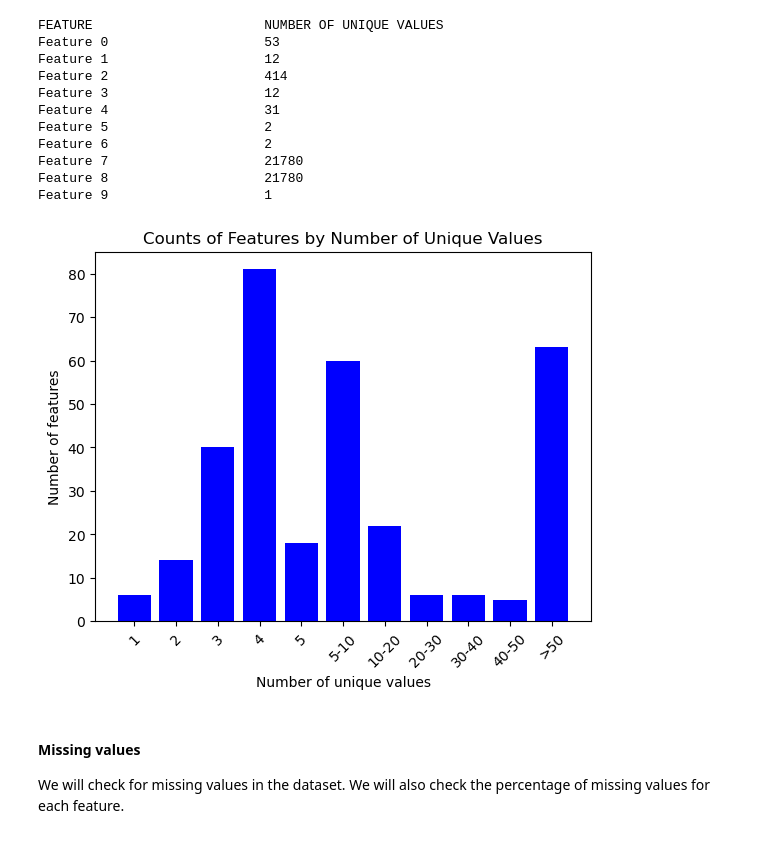
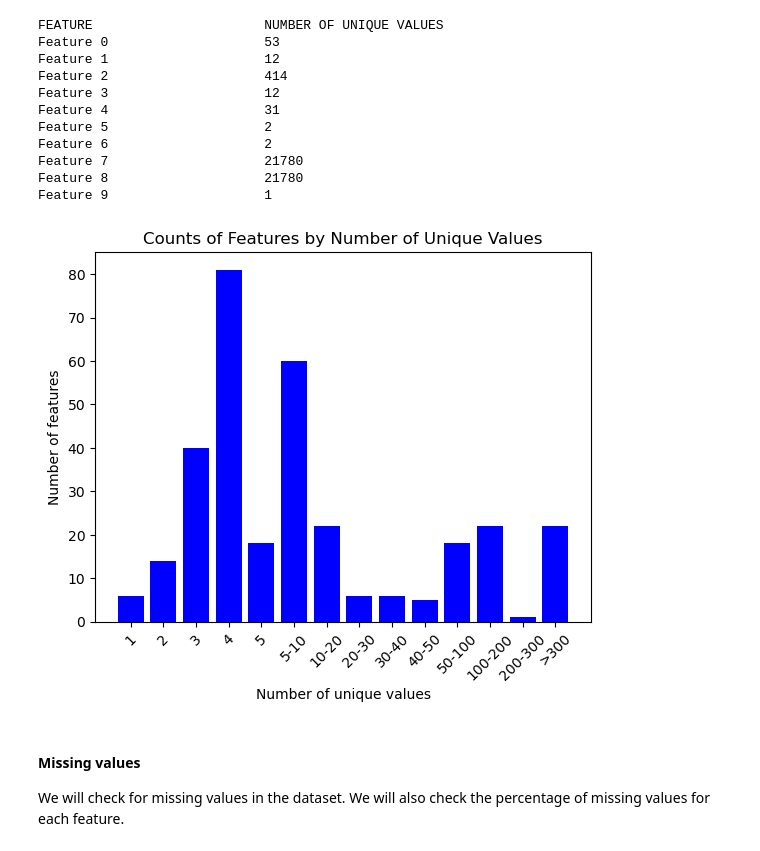
Before and after one commit to ilievanadezhda/CS-433-MICHD, a Jupyter notebook: notebooks/EDA.ipynb, the cells around one changed output. Cells and saved outputs as stored; diff of their text form; code cells hidden in the pictures.

```diff
--- a/notebooks/EDA.ipynb
+++ b/notebooks/EDA.ipynb
@@ -63,37 +63,40 @@ intervals = [
     1,
     2,
     3,
     4,
     5,
     [5, 10],
     [10, 20],
     [20, 30],
     [30, 40],
     [40, 50],
-    [50, np.max(data)],
+    [50, 100],
+    [100, 200],
+    [200, 300],
+    [300, np.max(data)],
 ]
 # initialize a dictionary to store the counts
 counts = {}
 # count elements in the intervals
 for i, interval in enumerate(intervals):
     if isinstance(interval, int):
         counts[f"{interval}"] = np.sum(data == interval)
     elif isinstance(interval, list):
         lower, upper = interval
-        if lower != 50:
+        if lower != 300:
             counts[f"{lower}-{upper}"] = np.sum((data > lower) & (data <= upper))
         else:
-            counts[f">50"] = np.sum((data > lower) & (data <= upper))
+            counts[f">300"] = np.sum((data > lower) & (data <= upper))
 
 # plot the counts
 plt.bar(counts.keys(), counts.values(), color="blue")
 plt.xlabel("Number of unique values")
 plt.ylabel("Number of features")
 plt.title("Counts of Features by Number of Unique Values")
 plt.xticks(rotation=45)
 plt.show()
 # %% [output]
-[figure, old version]
+[figure, new version]
 # %% [markdown]
 #### Missing values
 
```
Also changed, not shown: 10 other files.
